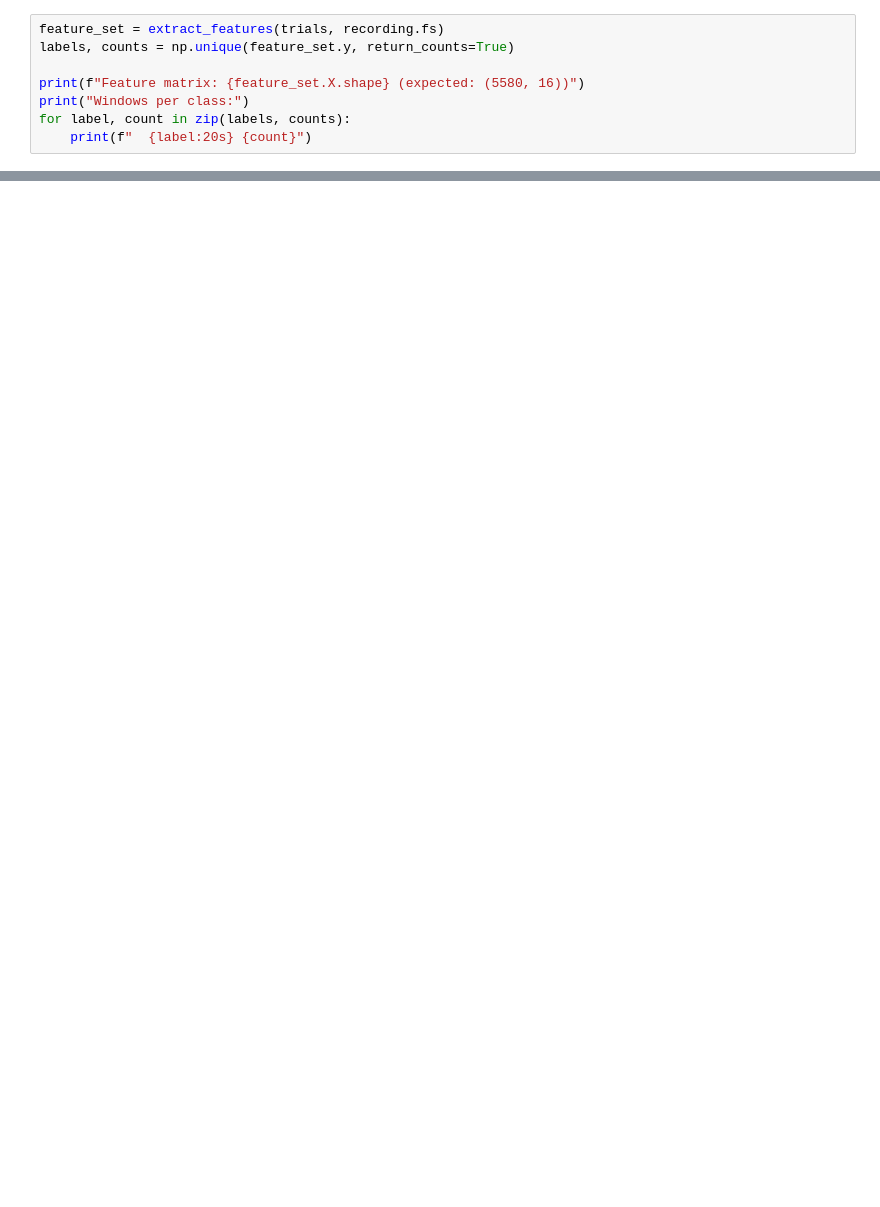
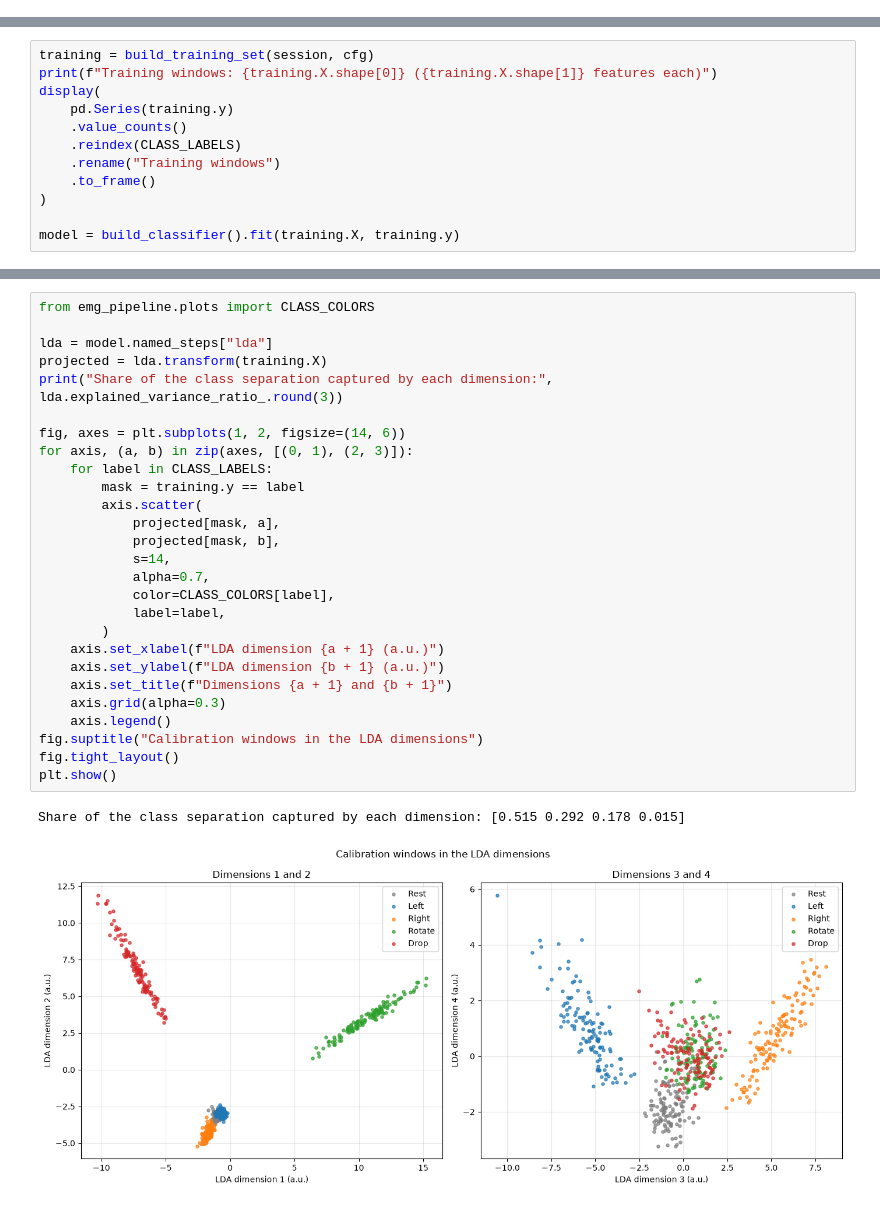
Before and after one commit to LukaMS/EMG-Signal-Classification, a Jupyter notebook: emg_classifier_demo.ipynb, the cells around one changed output, grey strips where cells are left out. Saved outputs shown, nothing was run; the diff lists cells and outputs as text; blank space fills up the shorter version.

```diff
--- a/emg_classifier_demo.ipynb
+++ b/emg_classifier_demo.ipynb
@@ -96,8 +0,0 @@ Each 64 ms window overlaps the previous window by 32 ms. For each of four channe
-# %%
-feature_set = extract_features(trials, recording.fs)
-labels, counts = np.unique(feature_set.y, return_counts=True)
-
-print(f"Feature matrix: {feature_set.X.shape} (expected: (5580, 16))")
-print("Windows per class:")
-for label, count in zip(labels, counts):
-    print(f"  {label:20s} {count}")
@@ -189,0 +84,12 @@ The paper uses five-window majority voting during live gameplay. This dataset do
+# %%
+training = build_training_set(session, cfg)
+print(f"Training windows: {training.X.shape[0]} ({training.X.shape[1]} features each)")
+display(
+    pd.Series(training.y)
+    .value_counts()
+    .reindex(CLASS_LABELS)
+    .rename("Training windows")
+    .to_frame()
+)
+
+model = build_classifier().fit(training.X, training.y)
@@ -189,0 +106,30 @@ The paper uses five-window majority voting during live gameplay. This dataset do
+# %%
+from emg_pipeline.plots import CLASS_COLORS
+
+lda = model.named_steps["lda"]
+projected = lda.transform(training.X)
+print("Share of the class separation captured by each dimension:", lda.explained_variance_ratio_.round(3))
+
+fig, axes = plt.subplots(1, 2, figsize=(14, 6))
+for axis, (a, b) in zip(axes, [(0, 1), (2, 3)]):
+    for label in CLASS_LABELS:
+        mask = training.y == label
+        axis.scatter(
+            projected[mask, a],
+            projected[mask, b],
+            s=14,
+            alpha=0.7,
+            color=CLASS_COLORS[label],
+            label=label,
+        )
+    axis.set_xlabel(f"LDA dimension {a + 1} (a.u.)")
+    axis.set_ylabel(f"LDA dimension {b + 1} (a.u.)")
+    axis.set_title(f"Dimensions {a + 1} and {b + 1}")
+    axis.grid(alpha=0.3)
+    axis.legend()
+fig.suptitle("Calibration windows in the LDA dimensions")
+fig.tight_layout()
+plt.show()
+# %% [output]
+Share of the class separation captured by each dimension: [0.515 0.292 0.178 0.015]
+[figure, added]
```
Also changed, not shown: parts of 28 cells of this notebook, 15 other files.
